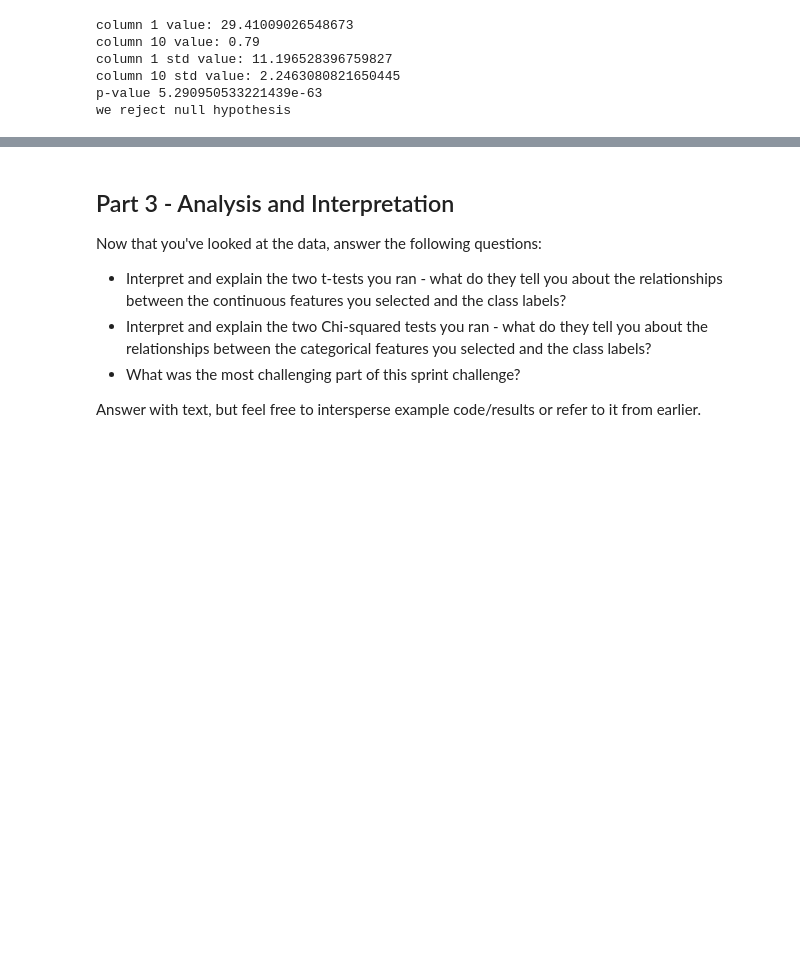
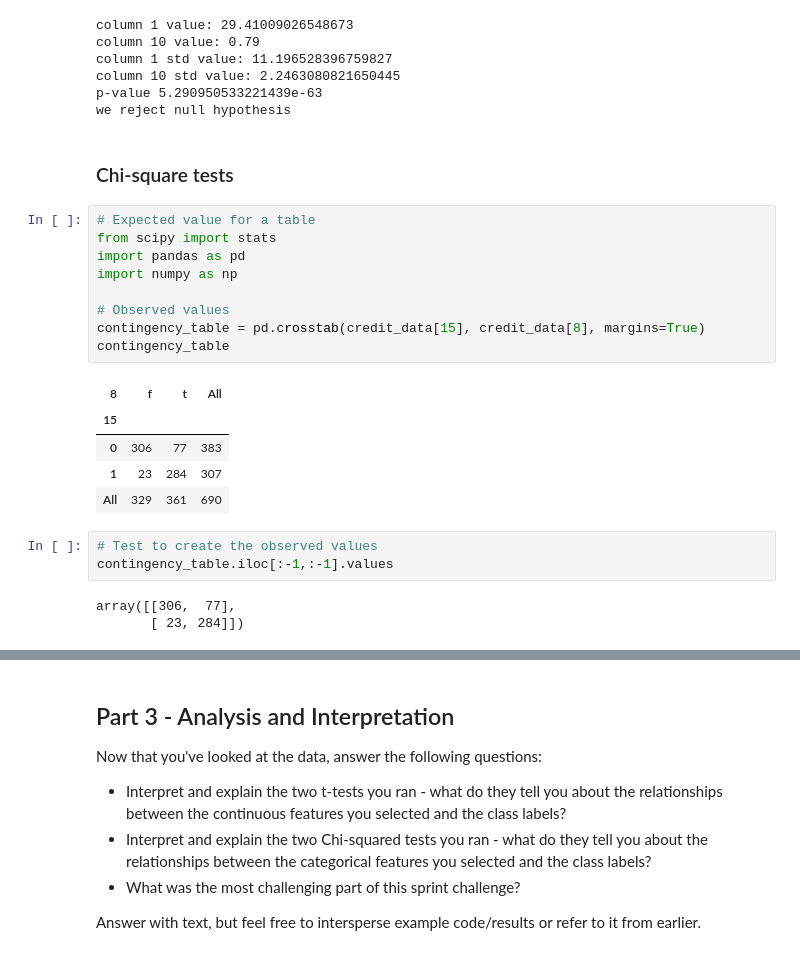
Before and after one commit to JimKing100/DS-Unit-1-Sprint-3-Statistical-Tests-and-Experiments, a Jupyter notebook: Sprint 3.ipynb, the cells around one changed output, grey strips where cells are left out. Drawn from its saved outputs; the diff is of its cells as text; blank space fills up the shorter version.

```diff
--- a/Sprint 3.ipynb
+++ b/Sprint 3.ipynb
@@ -353,3 +387,26 @@ column 1 std value: 11.196528396759827
 column 10 std value: 2.2463080821650445
 p-value 5.290950533221439e-63
 we reject null hypothesis
+# %% [markdown]
+### Chi-square tests
+# %%
+# Expected value for a table
+from scipy import stats
+import pandas as pd
+import numpy as np
+
+# Observed values
+contingency_table = pd.crosstab(credit_data[15], credit_data[8], margins=True)
+contingency_table
+# %% [output]
+| 8 | f | t | All |
+| 15 |  |  |  |
+| 0 | 306 | 77 | 383 |
+| 1 | 23 | 284 | 307 |
+| All | 329 | 361 | 690 |
+# %%
+# Test to create the observed values
+contingency_table.iloc[:-1,:-1].values
+# %% [output]
+array([[306,  77],
+       [ 23, 284]])
```
Also changed, not shown: parts of 22 cells of this notebook.
